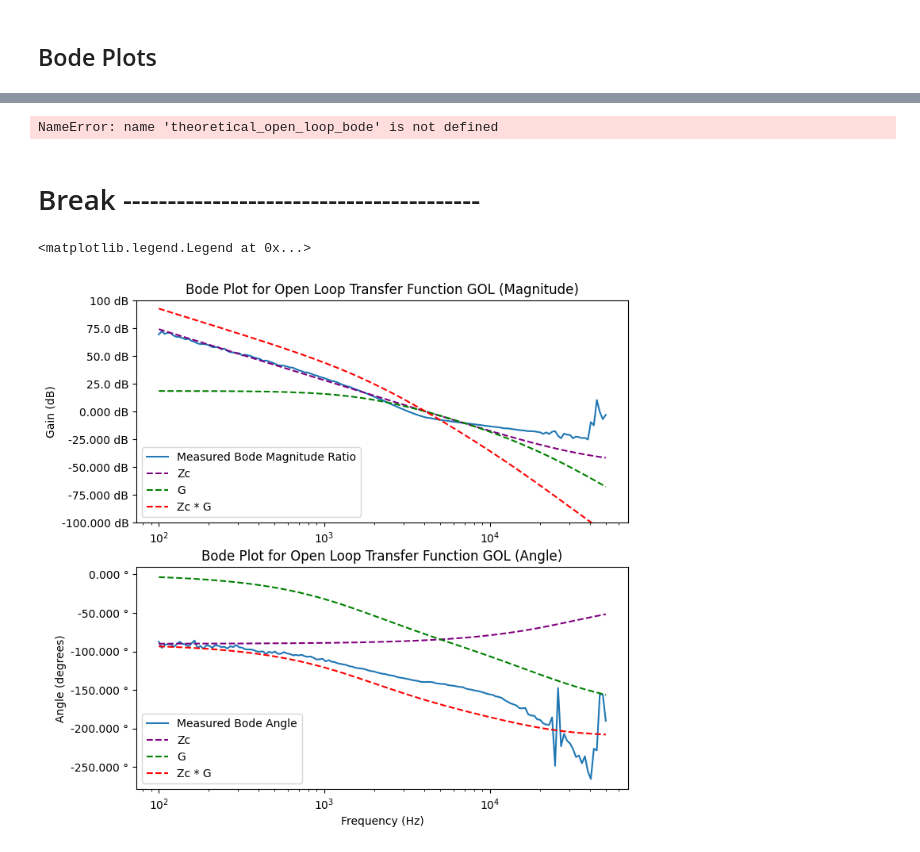
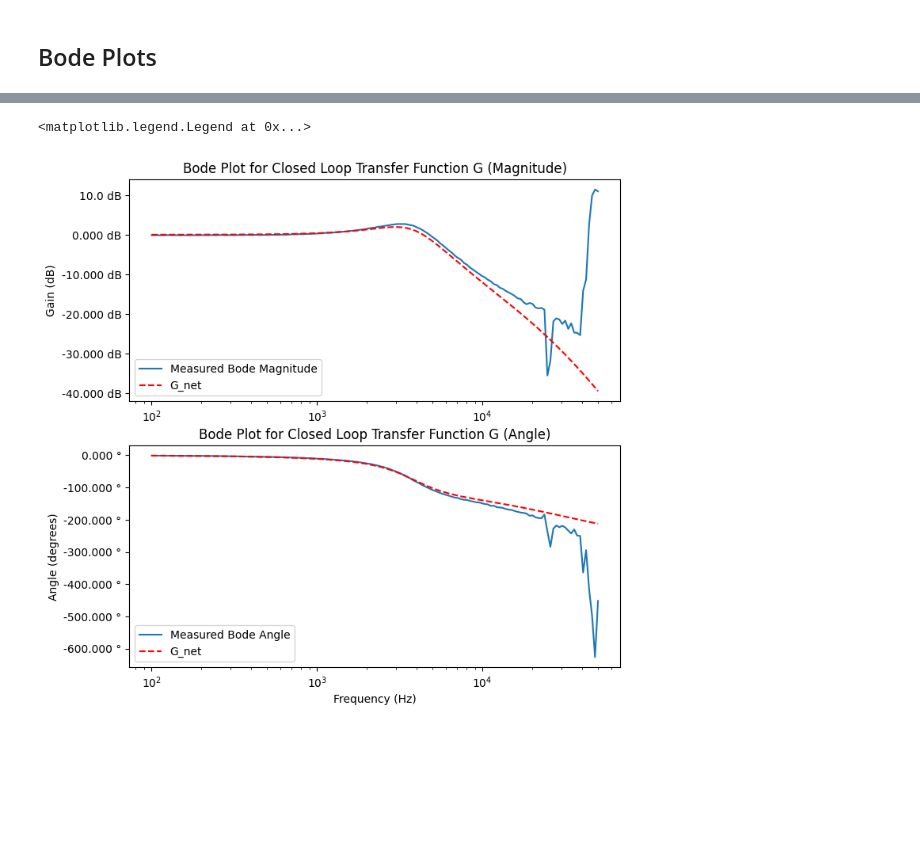
Before and after one commit to ianeyk/power-electronics, a Jupyter notebook: Lab 10/Lab10_report.ipynb, the cells around one changed output, grey strips where cells are left out. Saved outputs shown, nothing was run; the diff lists cells and outputs as text; code cells hidden in the pictures; blank space fills up the shorter version.

```diff
--- a/Lab 10/Lab10_report.ipynb
+++ b/Lab 10/Lab10_report.ipynb
@@ -119,48 +125,17 @@ ax2.legend(loc = "lower left")
 # %%
-w = closed_loop_bode["Frequency (Hz)"] * 1j * units.hertz
-theoretical_closed_loop_bode = theoretical_open_loop_bode / (1 + theoretical_open_loop_bode)
-# theoretical_mag = np.log10(np.abs(theoretical_closed_loop_bode)) * 20
-# theoretical_angle = np.angle(theoretical_closed_loop_bode, deg = True)
+w = closed_loop_bode["Frequency (Hz)"]
+G_new = G * Zc / (1 + G * Zc)
 
 fig, (ax1, ax2) = plt.subplots(nrows = 2, ncols = 1, sharex = False, sharey = False, figsize = (8, 8))
 helper.axes_labels("", "Hz", "Gain (dB)", "dB", title = "Bode Plot for Closed Loop Transfer Function G (Magnitude)", ax = ax1)
 ax1.semilogx(closed_loop_bode["Frequency (Hz)"], closed_loop_bode["Channel 2 Magnitude (dB)"], linestyle = "solid", label = "Measured Bode Magnitude")
-ax1.semilogx(closed_loop_bode["Frequency (Hz)"], to_decibels(Zc), linestyle = "dashed", color = "purple", label = "Zc")
-ax1.semilogx(closed_loop_bode["Frequency (Hz)"], to_decibels(G), linestyle = "dashed", color = "green", label = "G")
-ax1.semilogx(closed_loop_bode["Frequency (Hz)"], to_decibels(G * Zc), linestyle = "dashed", color = "red", label = "Zc * G")
+ax1.semilogx(closed_loop_bode["Frequency (Hz)"], to_decibels(G_new), linestyle = "dashed", color = "red", label = "G_net")
 ax1.legend(loc = "lower left")
 
 helper.axes_labels("Frequency (Hz)", "Hz", "Angle (degrees)", "°", title = "Bode Plot for Closed Loop Transfer Function G (Angle)", ax = ax2)
 ax2.semilogx(closed_loop_bode["Frequency (Hz)"], np.unwrap(closed_loop_bode["Channel 2 Phase (deg)"], period = 360), linestyle = "solid", label = "Measured Bode Angle")
+ax2.semilogx(closed_loop_bode["Frequency (Hz)"], np.unwrap(np.angle(G_new, deg = True), period = 360), linestyle = "dashed", color = "red", label = "G_net")
 ax2.legend(loc = "lower left")
 # %% [output]
-NameError: name 'theoretical_open_loop_bode' is not defined
+<matplotlib.legend.Legend at 0x...>
+[figure, added]
-# %% [markdown]
-# Break ----------------------------------------
-# %%
-w = open_loop_bode["Frequency (Hz)"]
-# theoretical_open_loop_bode = 1 / (w / 4e3)
-Zc = get_Zc(w)
-dc_gain = 18.58 # dB
-G = 1 / ((w * 1j / (1.8e3)) + 1) / ((w * 1j / (2e4)) + 1)
-
-fig, (ax1, ax2) = plt.subplots(nrows = 2, ncols = 1, sharex = False, sharey = False, figsize = (8, 8))
-helper.axes_labels("", "Hz", "Gain (dB)", "dB", title = "Bode Plot for Open Loop Transfer Function GOL (Magnitude)", ax = ax1)
-# ax1.semilogx(open_loop_bode["Frequency (Hz)"], open_loop_bode["Channel 2 Magnitude (dB)"], linestyle = "solid", label = "Measured Bode Magnitude CH2")
-# ax1.semilogx(open_loop_bode["Frequency (Hz)"], open_loop_bode["Channel 1 Magnitude (dB)"], linestyle = "solid", label = "Measured Bode Magnitude CH1")
-ax1.semilogx(open_loop_bode["Frequency (Hz)"], open_loop_bode["Channel 2 Magnitude (dB)"] - open_loop_bode["Channel 1 Magnitude (dB)"], linestyle = "solid", label = "Measured Bode Magnitude Ratio")
-ax1.semilogx(open_loop_bode["Frequency (Hz)"], to_decibels(Zc), linestyle = "dashed", color = "purple", label = "Zc")
-ax1.semilogx(open_loop_bode["Frequency (Hz)"], to_decibels(G, dc_gain = dc_gain), linestyle = "dashed", color = "green", label = "G")
-ax1.semilogx(open_loop_bode["Frequency (Hz)"], to_decibels(G * Zc, dc_gain = dc_gain), linestyle = "dashed", color = "red", label = "Zc * G")
-ax1.legend(loc = "lower left")
-ax1.set_ylim(-100, 100)
-
-helper.axes_labels("Frequency (Hz)", "Hz", "Angle (degrees)", "°", title = "Bode Plot for Open Loop Transfer Function GOL (Angle)", ax = ax2)
-ax2.semilogx(open_loop_bode["Frequency (Hz)"], np.unwrap(open_loop_bode["Channel 2 Phase (deg)"], period = 360), linestyle = "solid", label = "Measured Bode Angle")
-ax2.semilogx(open_loop_bode["Frequency (Hz)"], np.unwrap(np.angle(Zc, deg = True), period = 360), linestyle = "dashed", color = "purple", label = "Zc")
-ax2.semilogx(open_loop_bode["Frequency (Hz)"], np.unwrap(np.angle(G, deg = True), period = 360), linestyle = "dashed", color = "green", label = "G")
-ax2.semilogx(open_loop_bode["Frequency (Hz)"], np.unwrap(np.angle(G * Zc, deg = True), period = 360), linestyle = "dashed", color = "red", label = "Zc * G")
-ax2.legend(loc = "lower left")
-# %% [output]
-<matplotlib.legend.Legend at 0x...>
-[figure, removed]
```
Also changed, not shown: parts of 6 cells of this notebook, 1 other file.
